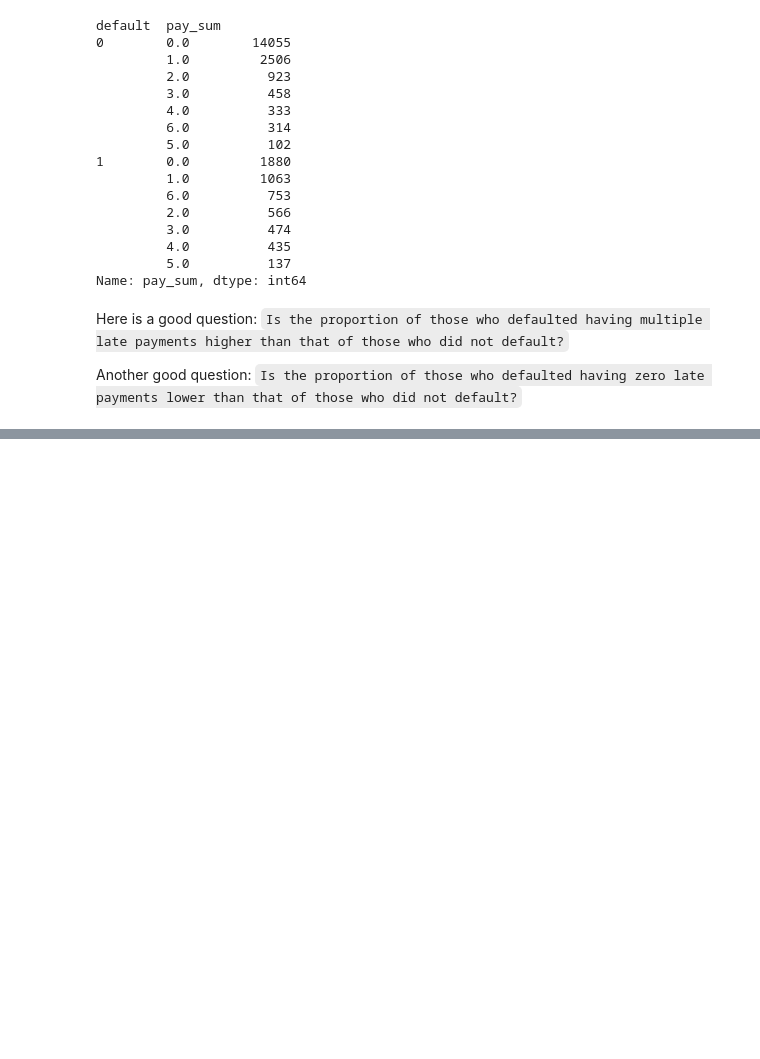
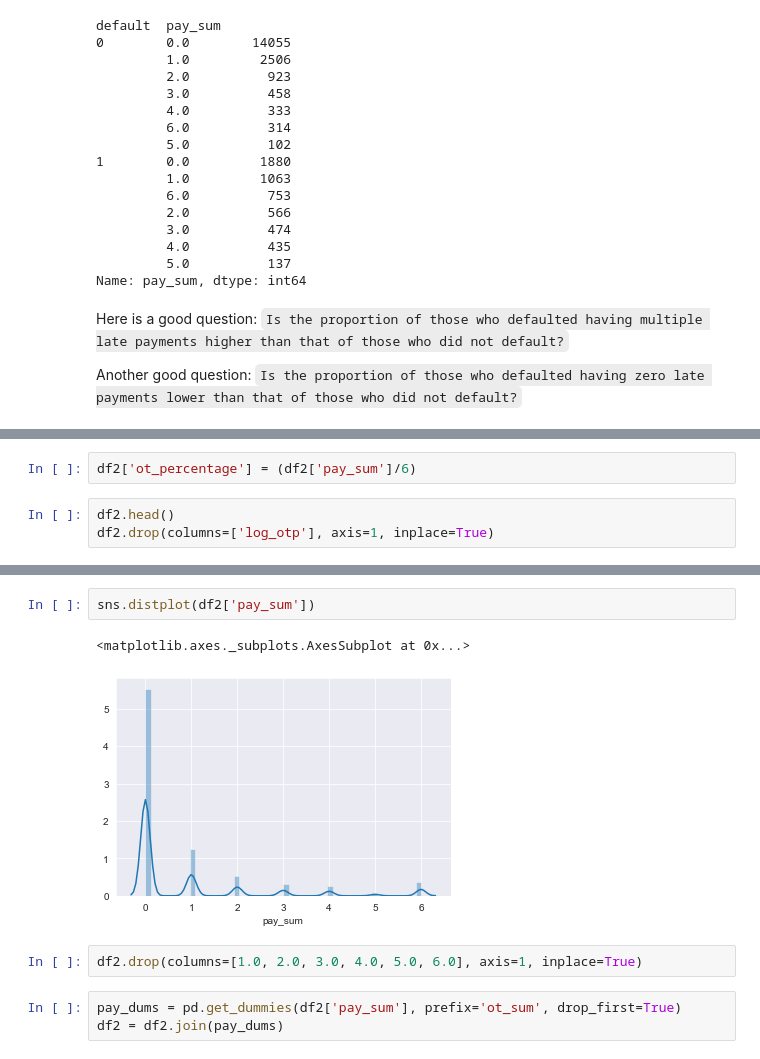
Before and after one commit to daveajstearns/mod3_bakeoff, a Jupyter notebook: classification_bakedoff.ipynb, the cells around one changed output, grey strips where cells are left out. Drawn from its saved outputs; the diff is of its cells as text; blank space fills up the shorter version.

```diff
--- a/classification_bakedoff.ipynb
+++ b/classification_bakedoff.ipynb
@@ -219,0 +274,5 @@ Another good question: `Is the proportion of those who defaulted having zero lat
+# %%
+df2['ot_percentage'] = (df2['pay_sum']/6)
+# %%
+df2.head()
+df2.drop(columns=['log_otp'], axis=1, inplace=True)
@@ -219,0 +288,10 @@ Another good question: `Is the proportion of those who defaulted having zero lat
+# %%
+sns.distplot(df2['pay_sum'])
+# %% [output]
+<matplotlib.axes._subplots.AxesSubplot at 0x...>
+[figure, added]
+# %%
+df2.drop(columns=[1.0, 2.0, 3.0, 4.0, 5.0, 6.0], axis=1, inplace=True)
+# %%
+pay_dums = pd.get_dummies(df2['pay_sum'], prefix='ot_sum', drop_first=True)
+df2 = df2.join(pay_dums)
```
Also changed, not shown: parts of 28 cells of this notebook.
